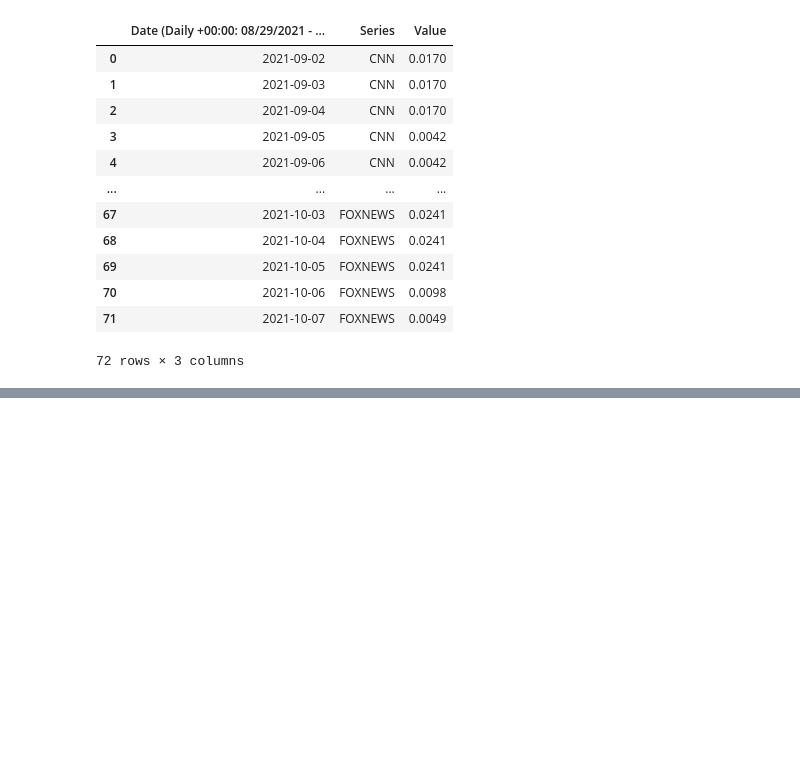
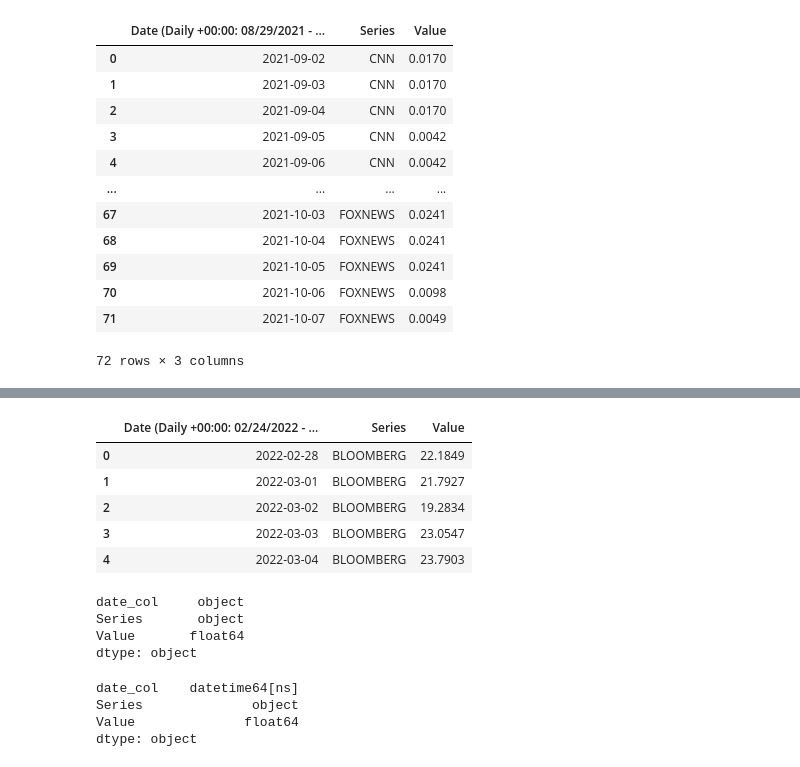
Before and after one commit to hluling/ph-dash-dev, a Jupyter notebook: ph_dash_dev.ipynb, the cells around one changed output, grey strips where cells are left out. Cells and saved outputs as stored; diff of their text form; code cells hidden in the pictures; blank space fills up the shorter version.

```diff
--- a/ph_dash_dev.ipynb
+++ b/ph_dash_dev.ipynb
@@ -80,0 +108,9 @@ test_df.head(70)
+# %%
+df_rus.head()
+# %% [output]
+|  | Date (Daily +00:00: 02/24/2022 - ... | Series | Value |
+| 0 | 2022-02-28 | BLOOMBERG | 22.1849 |
+| 1 | 2022-03-01 | BLOOMBERG | 21.7927 |
+| 2 | 2022-03-02 | BLOOMBERG | 19.2834 |
+| 3 | 2022-03-03 | BLOOMBERG | 23.0547 |
+| 4 | 2022-03-04 | BLOOMBERG | 23.7903 |
@@ -80,0 +120,7 @@ test_df.head(70)
+# %%
+df_ukr.dtypes
+# %% [output]
+date_col     object
+Series       object
+Value       float64
+dtype: object
@@ -80,0 +129,7 @@ test_df.head(70)
+# %%
+df_ukr.dtypes
+# %% [output]
+date_col    datetime64[ns]
+Series              object
+Value              float64
+dtype: object
```
Also changed, not shown: parts of 32 cells of this notebook.
